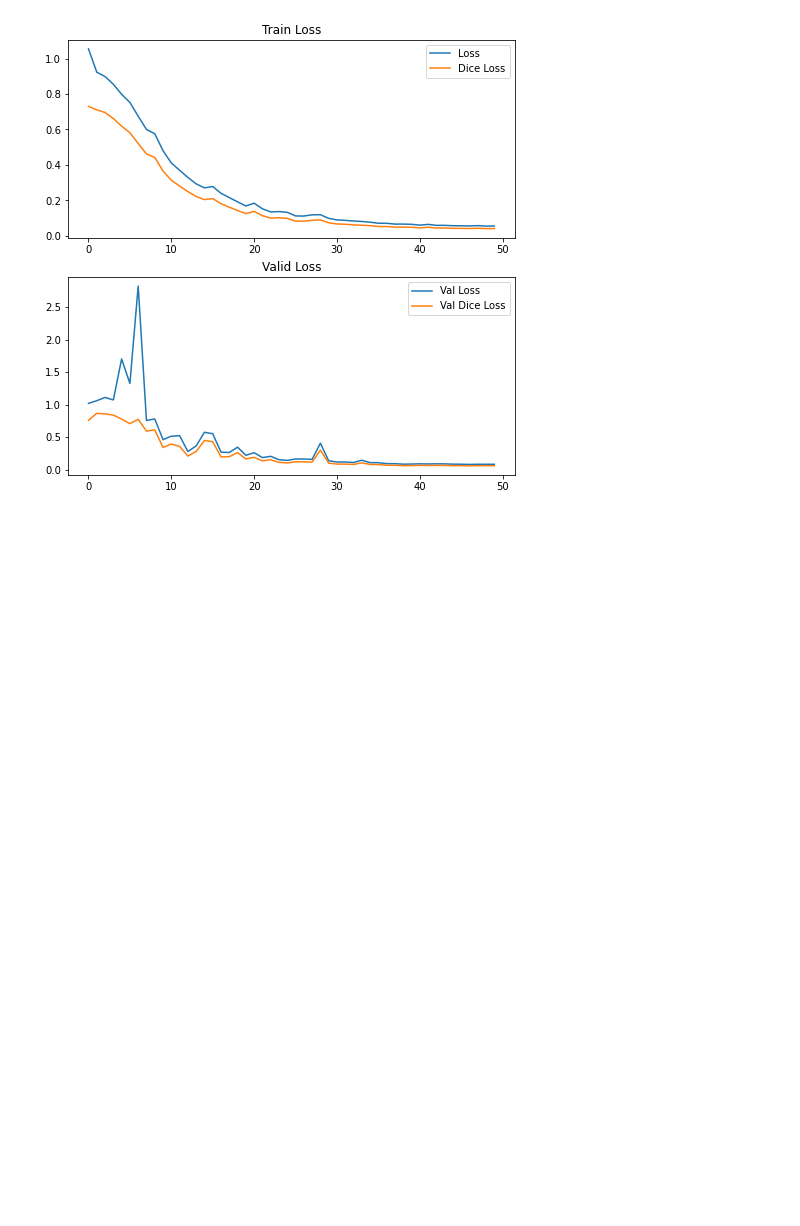
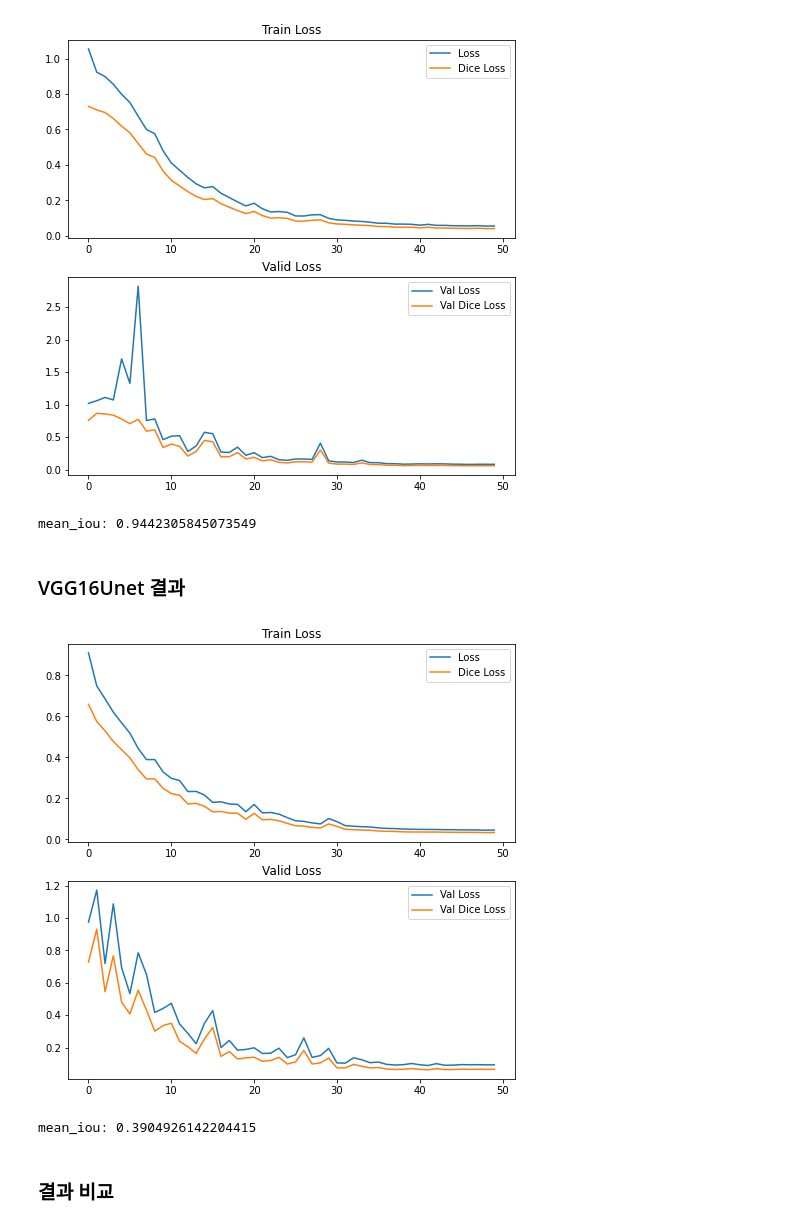
Before and after one commit to PEBpung/Aiffel, a Jupyter notebook: Project/Exploration/E27.Medical_Imaging_Segmentation.ipynb, the cells around one changed output. Cells and saved outputs as stored; diff of their text form; code cells hidden in the pictures; blank space fills up the shorter version.

```diff
--- a/Project/Exploration/E27.Medical_Imaging_Segmentation.ipynb
+++ b/Project/Exploration/E27.Medical_Imaging_Segmentation.ipynb
@@ -635,3 +741,56 @@ plt.title('Valid Loss')
 plt.show()
 # %% [output]
 [figure]
+# %%
+mean = []
+
+for images, labels in test_dataset:
+    predictions = model(images, training=False)
+    m = mean_iou(labels, predictions)
+    mean.append(m)
+
+mean = np.array(mean)
+mean = np.mean(mean)
+print("mean_iou: {}".format(mean))
+# %% [output]
+mean_iou: 0.9442305845073549
+# %% [markdown]
+### VGG16Unet 결과
+# %%
+dice_loss = history.history['dice_loss']
+loss = history.history['loss']
+val_dice_loss = history.history['val_dice_loss']
+val_loss = history.history['val_loss']
+
+epochs_range = range(max_epochs)
+
+plt.figure(figsize=(8, 8))
+plt.subplot(2, 1, 1)
+plt.plot(epochs_range, loss, label='Loss')
+plt.plot(epochs_range, dice_loss, label='Dice Loss')
+plt.legend(loc='upper right')
+plt.title('Train Loss')
+
+plt.subplot(2, 1, 2)
+plt.plot(epochs_range, val_loss, label='Val Loss')
+plt.plot(epochs_range, val_dice_loss, label='Val Dice Loss')
+plt.legend(loc='upper right')
+plt.title('Valid Loss')
+plt.show()
+# %% [output]
+[figure, added]
+# %%
+mean = []
+
+for images, labels in test_dataset:
+    predictions = model(images, training=False)
+    m = mean_iou(labels, predictions)
+    mean.append(m)
+
+mean = np.array(mean)
+mean = np.mean(mean)
+print("mean_iou: {}".format(mean))
+# %% [output]
+mean_iou: 0.3904926142204415
+# %% [markdown]
+### 결과 비교
```
Also changed, not shown: parts of 26 cells of this notebook.
